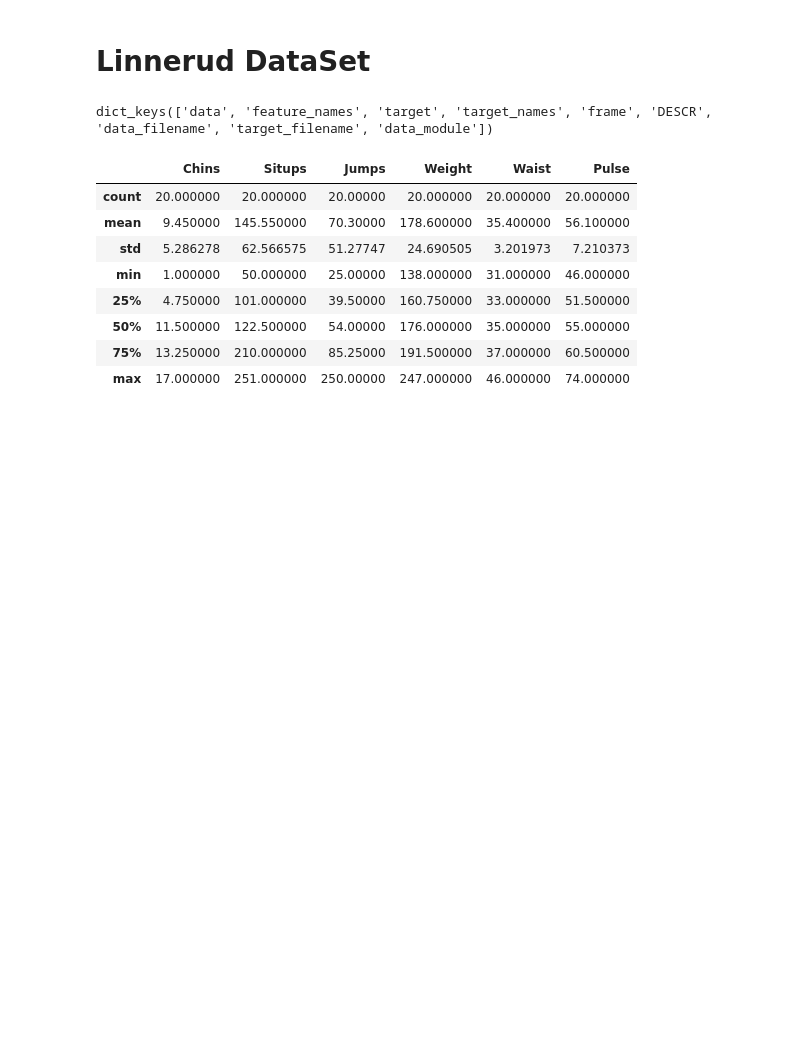
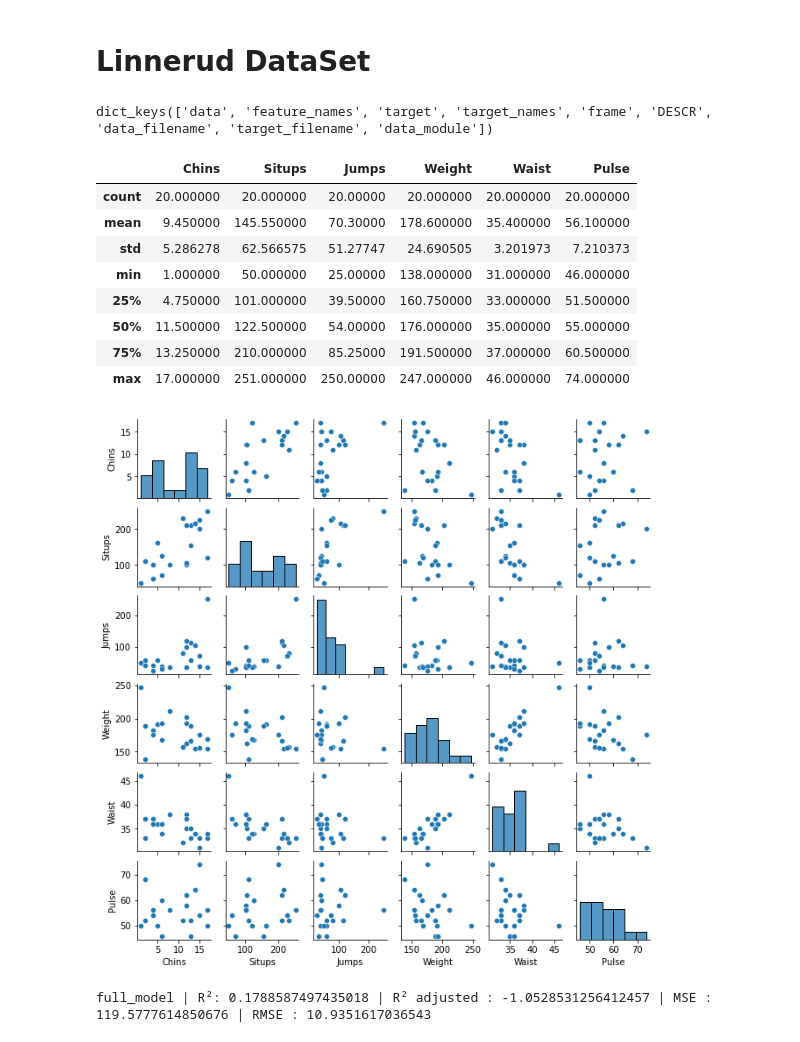
Before and after one commit to RaphaelBouvet/stats_3, a Jupyter notebook: Notebooks/02b-LinearRegressionForPrediction.ipynb, the cells around one changed output. Cells and saved outputs as stored; diff of their text form; code cells hidden in the pictures; blank space fills up the shorter version.

```diff
--- a/Notebooks/02b-LinearRegressionForPrediction.ipynb
+++ b/Notebooks/02b-LinearRegressionForPrediction.ipynb
@@ -654,7 +654,7 @@ HINT: think in terms of if we were to apply this fitted model to new data the mo
 # %%
 from sklearn.datasets import load_linnerud
 # %%
-lin_dic = load_linnerud()
+df_lin = load_linnerud()
 # %%
 lin_dic.keys()
 # %% [output]
@@ -676,3 +676,9 @@ df_lin.describe()
 | 50% | 11.500000 | 122.500000 | 54.00000 | 176.000000 | 35.000000 | 55.000000 |
 | 75% | 13.250000 | 210.000000 | 85.25000 | 191.500000 | 37.000000 | 60.500000 |
 | max | 17.000000 | 251.000000 | 250.00000 | 247.000000 | 46.000000 | 74.000000 |
+# %%
+liste_y = df_lin.columns[3:]
+liste_x = df_lin.columns[:3]
+sns.pairplot(df_lin,height=1.5);
+# %% [output]
+[figure, added]
@@ -678,0 +690,4 @@ df_lin.describe()
+# %%
+model = modelise(X_train,X_test,y_train,y_test,'full_model')
+# %% [output]
+full_model | R²: 0.1788587497435018 | R² adjusted : -1.0528531256412457 | MSE : 119.5777614850676 | RMSE : 10.9351617036543
```
Also changed, not shown: parts of 6 cells of this notebook, 1 other file.
